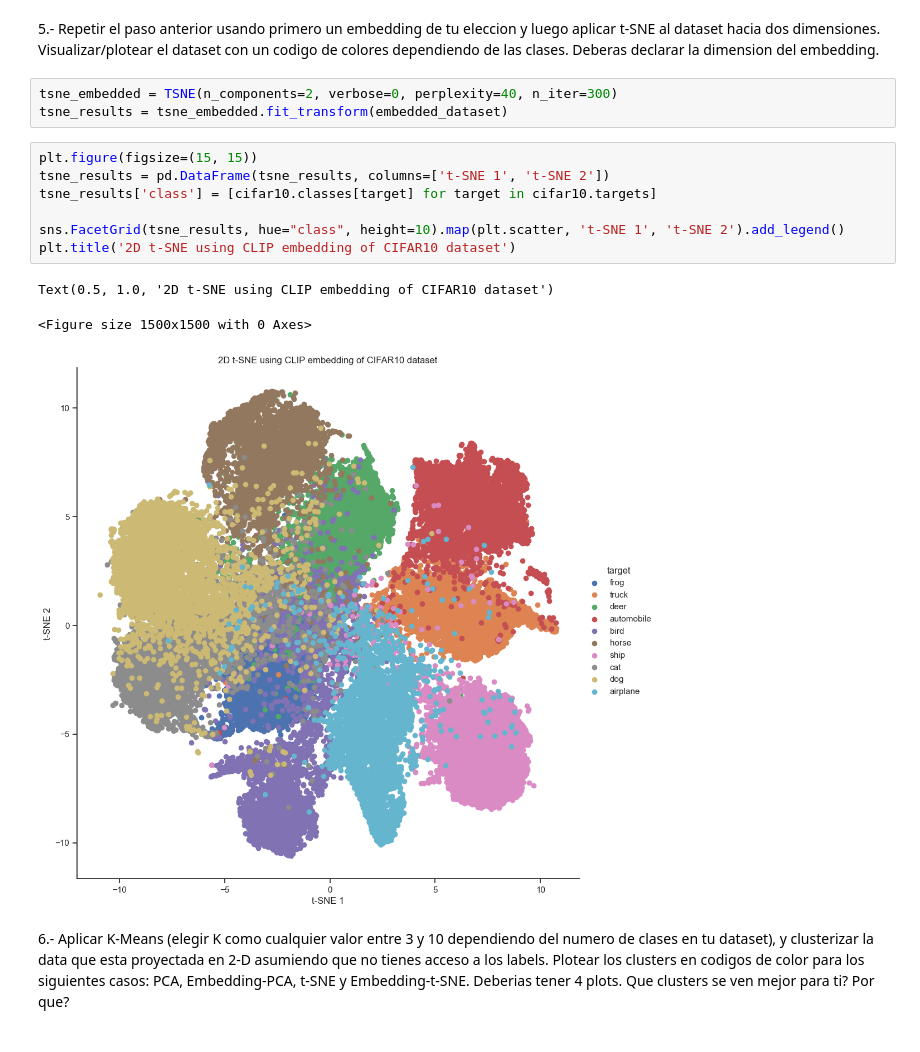
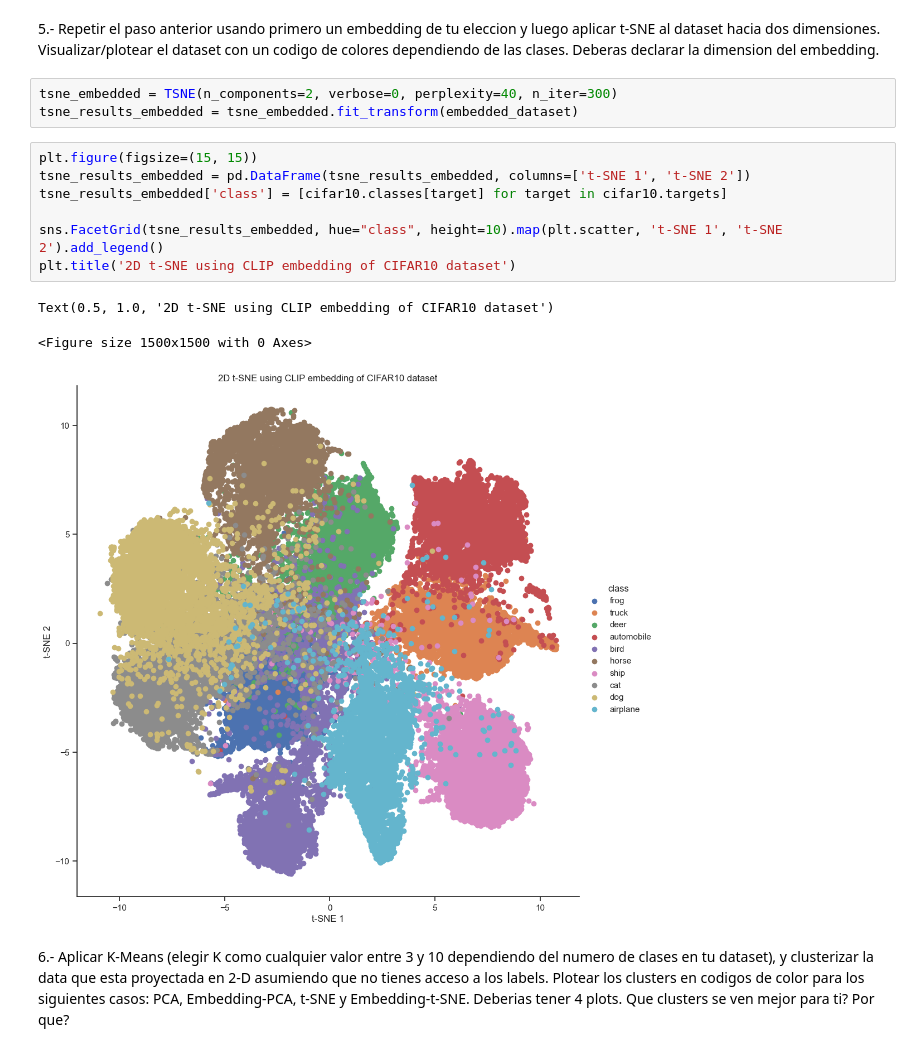
Before and after one commit to leonardocandio/lab3, a Jupyter notebook: notebooks/lab3_notebook.ipynb, the cells around one changed output. Drawn from its saved outputs; the diff is of its cells as text.

```diff
--- a/notebooks/lab3_notebook.ipynb
+++ b/notebooks/lab3_notebook.ipynb
@@ -120,17 +121,17 @@ plt.title('2D t-SNE of CIFAR10 dataset')
 5.- Repetir el paso anterior usando primero un embedding de tu eleccion y luego aplicar t-SNE al dataset hacia dos dimensiones. Visualizar/plotear el dataset con un codigo de colores dependiendo de las clases. Deberas declarar la dimension del embedding.
 # %%
 tsne_embedded = TSNE(n_components=2, verbose=0, perplexity=40, n_iter=300)
-tsne_results = tsne_embedded.fit_transform(embedded_dataset)
+tsne_results_embedded = tsne_embedded.fit_transform(embedded_dataset)
 # %%
 plt.figure(figsize=(15, 15))
-tsne_results = pd.DataFrame(tsne_results, columns=['t-SNE 1', 't-SNE 2'])
-tsne_results['class'] = [cifar10.classes[target] for target in cifar10.targets]
+tsne_results_embedded = pd.DataFrame(tsne_results_embedded, columns=['t-SNE 1', 't-SNE 2'])
+tsne_results_embedded['class'] = [cifar10.classes[target] for target in cifar10.targets]
 
-sns.FacetGrid(tsne_results, hue="class", height=10).map(plt.scatter, 't-SNE 1', 't-SNE 2').add_legend()
+sns.FacetGrid(tsne_results_embedded, hue="class", height=10).map(plt.scatter, 't-SNE 1', 't-SNE 2').add_legend()
 plt.title('2D t-SNE using CLIP embedding of CIFAR10 dataset')
 # %% [output]
 Text(0.5, 1.0, '2D t-SNE using CLIP embedding of CIFAR10 dataset')
 <Figure size 1500x1500 with 0 Axes>
-[figure, old version]
+[figure, new version]
 # %% [markdown]
 6.- Aplicar K-Means (elegir K como cualquier valor entre 3 y 10 dependiendo del numero de clases en tu dataset), y clusterizar la data que esta proyectada en 2-D asumiendo que no tienes acceso a los labels. Plotear los clusters en codigos de color para los siguientes casos: PCA, Embedding-PCA, t-SNE y Embedding-t-SNE. Deberias tener 4 plots. Que clusters se ven mejor para ti? Por que?
```
Also changed, not shown: parts of 7 cells of this notebook.
